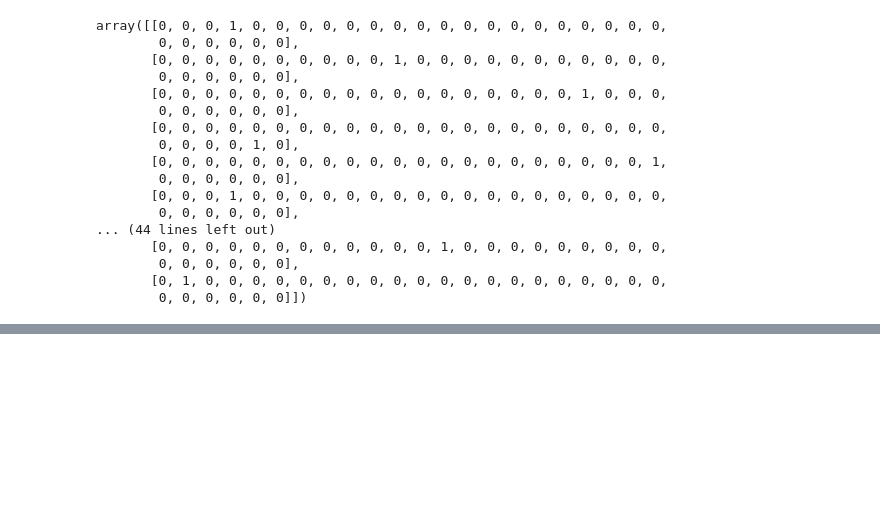
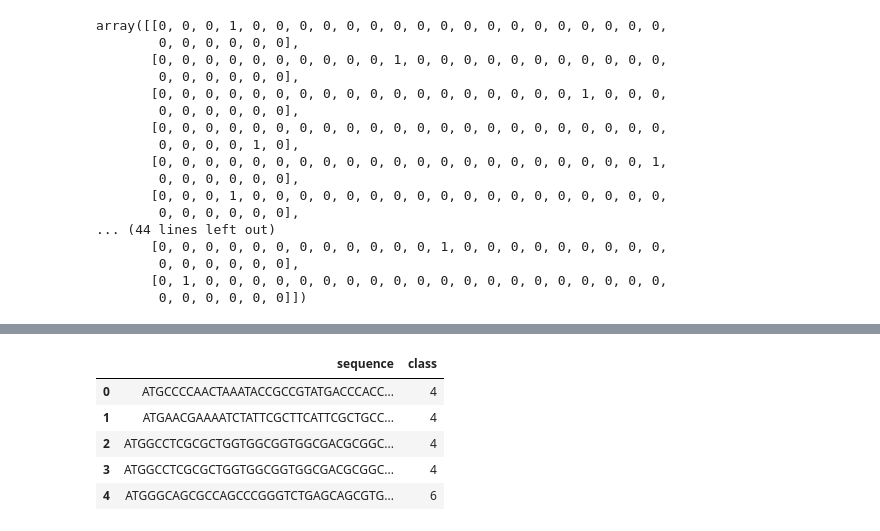
Before and after one commit to Flychuban/DNA-Sequencing, a Jupyter notebook: DNASequencing.ipynb, the cells around one changed output, grey strips where cells are left out. Saved outputs shown, nothing was run; the diff lists cells and outputs as text; code cells hidden in the pictures; blank space fills up the shorter version.

```diff
--- a/DNASequencing.ipynb
+++ b/DNASequencing.ipynb
@@ -63,0 +78,10 @@ array([[0, 0, 0, 1, 0, 0, 0, 0, 0, 0, 0, 0, 0, 0, 0, 0, 0, 0, 0, 0, 0, 0,
+# %%
+chimpanze_dna = pd.read_table('/content/drive/MyDrive/DNA/data/archive/chimpanzee.txt')
+chimpanze_dna.head()
+# %% [output]
+|  | sequence | class |
+| 0 | ATGCCCCAACTAAATACCGCCGTATGACCCACC... | 4 |
+| 1 | ATGAACGAAAATCTATTCGCTTCATTCGCTGCC... | 4 |
+| 2 | ATGGCCTCGCGCTGGTGGCGGTGGCGACGCGGC... | 4 |
+| 3 | ATGGCCTCGCGCTGGTGGCGGTGGCGACGCGGC... | 4 |
+| 4 | ATGGGCAGCGCCAGCCCGGGTCTGAGCAGCGTG... | 6 |
```
Also changed, not shown: parts of 4 cells of this notebook.
